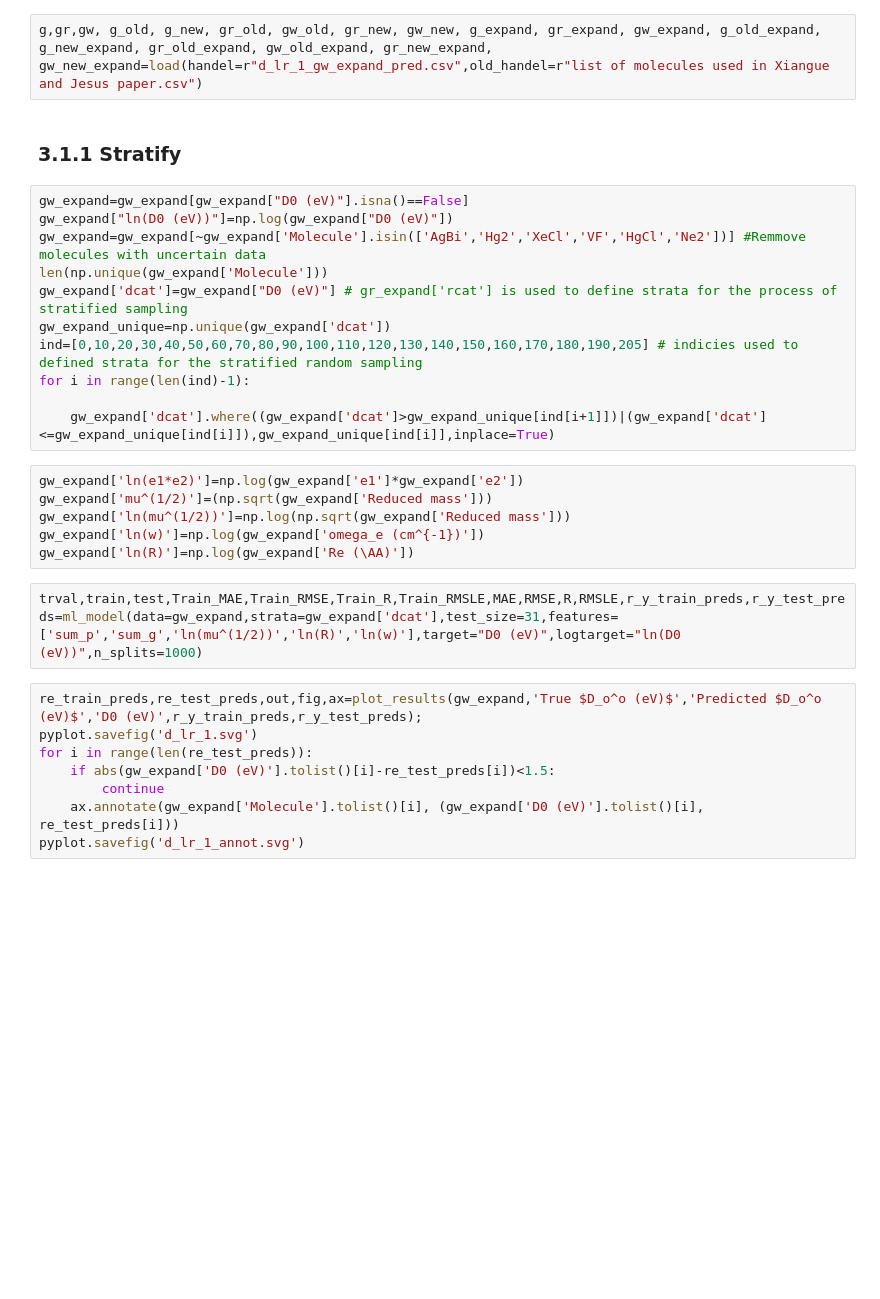
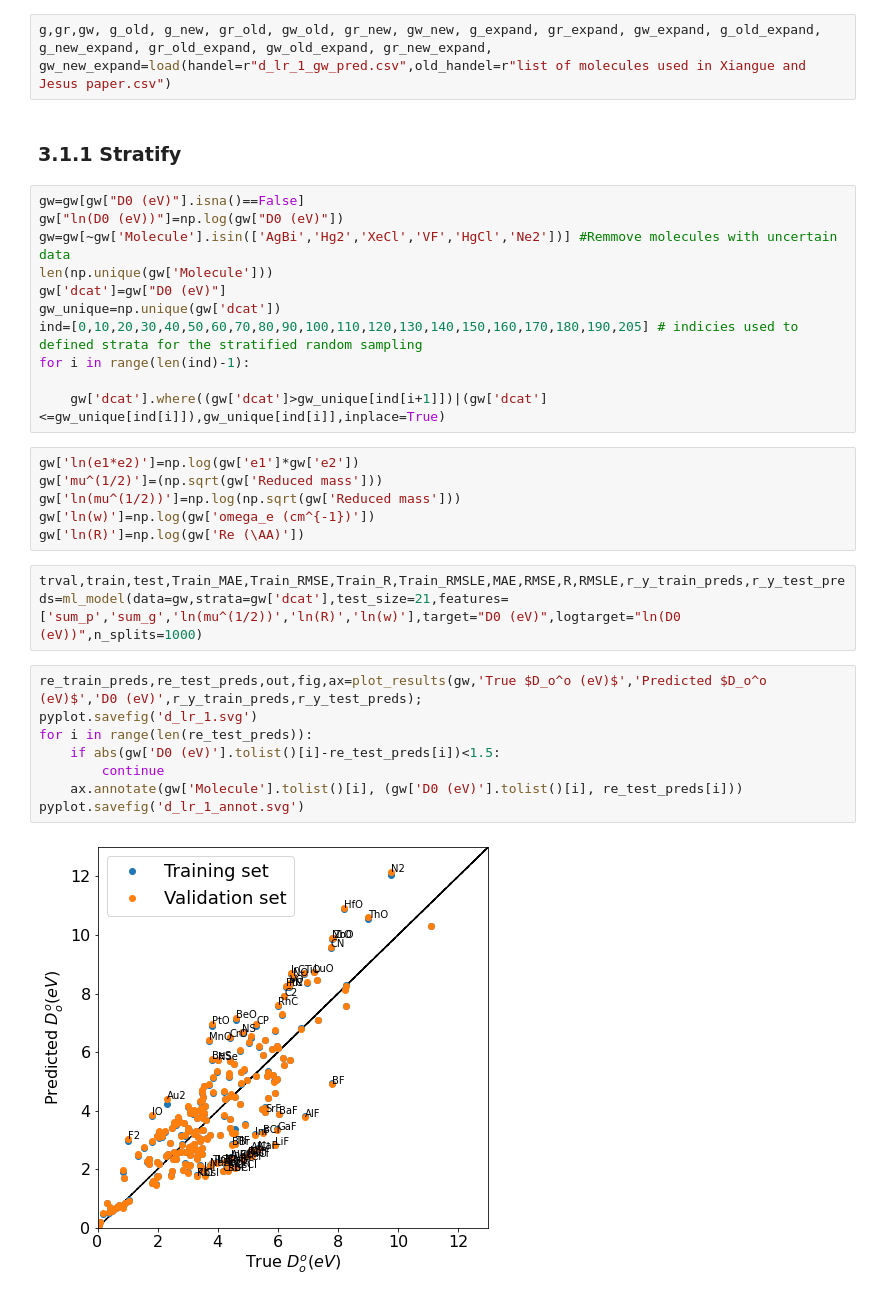
Before and after one commit to Mahmoud-Ibrahim-Mamrstein/Spectroscopic-constants-from-atomic-properties, a Jupyter notebook: linear_regression/d_lr_1/d_lr_1.ipynb, the cells around one changed output. Cells and saved outputs as stored; diff of their text form; blank space fills up the shorter version.

```diff
--- a/linear_regression/d_lr_1/d_lr_1.ipynb
+++ b/linear_regression/d_lr_1/d_lr_1.ipynb
@@ -316,34 +314,36 @@ def results(data_describtion,df,target,re_test_preds,no_molecules,MAE,RMSE,R,han
 # %% [markdown]
 ## 3.1 Loading and organizing data
 # %%
-g,gr,gw, g_old, g_new, gr_old, gw_old, gr_new, gw_new, g_expand, gr_expand, gw_expand, g_old_expand, g_new_expand, gr_old_expand, gw_old_expand, gr_new_expand, gw_new_expand=load(handel=r"d_lr_1_gw_expand_pred.csv",old_handel=r"list of molecules used in Xiangue and Jesus paper.csv")
+g,gr,gw, g_old, g_new, gr_old, gw_old, gr_new, gw_new, g_expand, gr_expand, gw_expand, g_old_expand, g_new_expand, gr_old_expand, gw_old_expand, gr_new_expand, gw_new_expand=load(handel=r"d_lr_1_gw_pred.csv",old_handel=r"list of molecules used in Xiangue and Jesus paper.csv")
 # %% [markdown]
 ### 3.1.1 Stratify
 # %%
-gw_expand=gw_expand[gw_expand["D0 (eV)"].isna()==False]
-gw_expand["ln(D0 (eV))"]=np.log(gw_expand["D0 (eV)"])
-gw_expand=gw_expand[~gw_expand['Molecule'].isin(['AgBi','Hg2','XeCl','VF','HgCl','Ne2'])] #Remmove molecules with uncertain data
-len(np.unique(gw_expand['Molecule']))
-gw_expand['dcat']=gw_expand["D0 (eV)"] # gr_expand['rcat'] is used to define strata for the process of stratified sampling
-gw_expand_unique=np.unique(gw_expand['dcat'])
+gw=gw[gw["D0 (eV)"].isna()==False]
+gw["ln(D0 (eV))"]=np.log(gw["D0 (eV)"])
+gw=gw[~gw['Molecule'].isin(['AgBi','Hg2','XeCl','VF','HgCl','Ne2'])] #Remmove molecules with uncertain data
+len(np.unique(gw['Molecule']))
+gw['dcat']=gw["D0 (eV)"]
+gw_unique=np.unique(gw['dcat'])
 ind=[0,10,20,30,40,50,60,70,80,90,100,110,120,130,140,150,160,170,180,190,205] # indicies used to defined strata for the stratified random sampling
 for i in range(len(ind)-1):
 
-    gw_expand['dcat'].where((gw_expand['dcat']>gw_expand_unique[ind[i+1]])|(gw_expand['dcat']<=gw_expand_unique[ind[i]]),gw_expand_unique[ind[i]],inplace=True)
+    gw['dcat'].where((gw['dcat']>gw_unique[ind[i+1]])|(gw['dcat']<=gw_unique[ind[i]]),gw_unique[ind[i]],inplace=True)
 # %%
-gw_expand['ln(e1*e2)']=np.log(gw_expand['e1']*gw_expand['e2'])
-gw_expand['mu^(1/2)']=(np.sqrt(gw_expand['Reduced mass']))
-gw_expand['ln(mu^(1/2))']=np.log(np.sqrt(gw_expand['Reduced mass']))
-gw_expand['ln(w)']=np.log(gw_expand['omega_e (cm^{-1})'])
-gw_expand['ln(R)']=np.log(gw_expand['Re (\AA)'])
+gw['ln(e1*e2)']=np.log(gw['e1']*gw['e2'])
+gw['mu^(1/2)']=(np.sqrt(gw['Reduced mass']))
+gw['ln(mu^(1/2))']=np.log(np.sqrt(gw['Reduced mass']))
+gw['ln(w)']=np.log(gw['omega_e (cm^{-1})'])
+gw['ln(R)']=np.log(gw['Re (\AA)'])
 # %%
-trval,train,test,Train_MAE,Train_RMSE,Train_R,Train_RMSLE,MAE,RMSE,R,RMSLE,r_y_train_preds,r_y_test_preds=ml_model(data=gw_expand,strata=gw_expand['dcat'],test_size=31,features=['sum_p','sum_g','ln(mu^(1/2))','ln(R)','ln(w)'],target="D0 (eV)",logtarget="ln(D0 (eV))",n_splits=1000)
+trval,train,test,Train_MAE,Train_RMSE,Train_R,Train_RMSLE,MAE,RMSE,R,RMSLE,r_y_train_preds,r_y_test_preds=ml_model(data=gw,strata=gw['dcat'],test_size=21,features=['sum_p','sum_g','ln(mu^(1/2))','ln(R)','ln(w)'],target="D0 (eV)",logtarget="ln(D0 (eV))",n_splits=1000)
 # %%
-re_train_preds,re_test_preds,out,fig,ax=plot_results(gw_expand,'True $D_o^o (eV)$','Predicted $D_o^o (eV)$','D0 (eV)',r_y_train_preds,r_y_test_preds);
+re_train_preds,re_test_preds,out,fig,ax=plot_results(gw,'True $D_o^o (eV)$','Predicted $D_o^o (eV)$','D0 (eV)',r_y_train_preds,r_y_test_preds);
 pyplot.savefig('d_lr_1.svg')
 for i in range(len(re_test_preds)):
-    if abs(gw_expand['D0 (eV)'].tolist()[i]-re_test_preds[i])<1.5:
+    if abs(gw['D0 (eV)'].tolist()[i]-re_test_preds[i])<1.5:
         continue
-    ax.annotate(gw_expand['Molecule'].tolist()[i], (gw_expand['D0 (eV)'].tolist()[i], re_test_preds[i]))
+    ax.annotate(gw['Molecule'].tolist()[i], (gw['D0 (eV)'].tolist()[i], re_test_preds[i]))
 pyplot.savefig('d_lr_1_annot.svg')
+# %% [output]
+[figure, added]
 # %%
```
Also changed, not shown: parts of 2 cells of this notebook, 5 other files.
